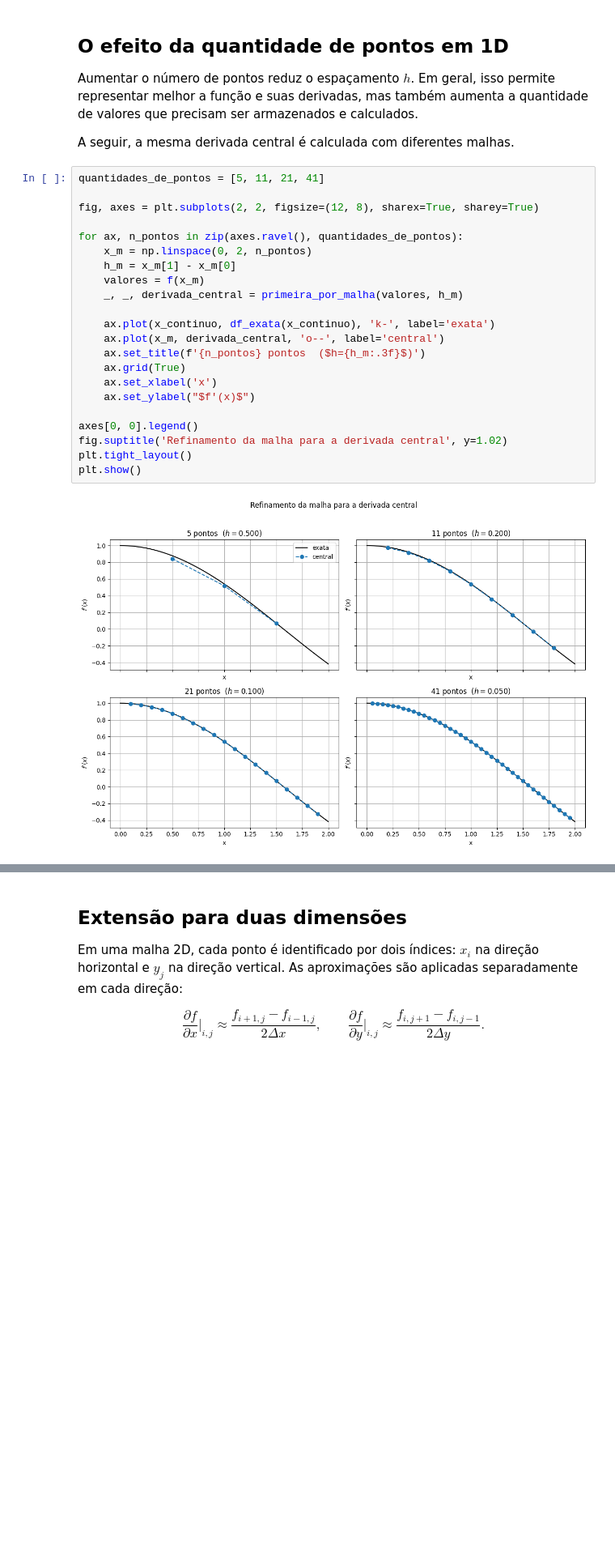
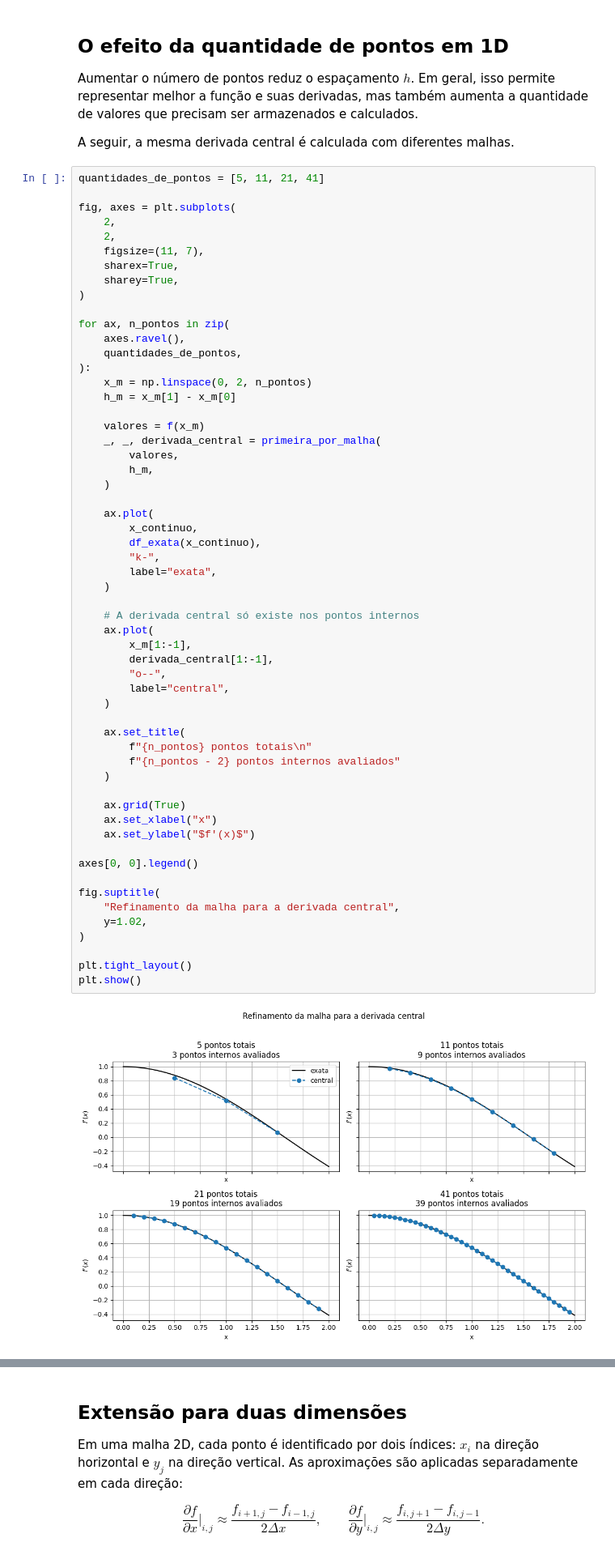
Before and after one commit to Paulo-de-Souza/HeatTransferPINN, a Jupyter notebook: Aulas_Notebooks/Aula03/Aula03_Parte0_DiferencasFinitas.ipynb, the cells around one changed output, grey strips where cells are left out. Shown at 81% size. Drawn from its saved outputs; the diff is of its cells as text; blank space fills up the shorter version.

```diff
--- a/Aulas_Notebooks/Aula03/Aula03_Parte0_DiferencasFinitas.ipynb
+++ b/Aulas_Notebooks/Aula03/Aula03_Parte0_DiferencasFinitas.ipynb
@@ -253,24 +261,59 @@ A seguir, a mesma derivada central é calculada com diferentes malhas.
 # %%
 quantidades_de_pontos = [5, 11, 21, 41]
 
-fig, axes = plt.subplots(2, 2, figsize=(12, 8), sharex=True, sharey=True)
+fig, axes = plt.subplots(
+    2,
+    2,
+    figsize=(11, 7),
+    sharex=True,
+    sharey=True,
+)
 
-for ax, n_pontos in zip(axes.ravel(), quantidades_de_pontos):
+for ax, n_pontos in zip(
+    axes.ravel(),
+    quantidades_de_pontos,
+):
     x_m = np.linspace(0, 2, n_pontos)
     h_m = x_m[1] - x_m[0]
+
     valores = f(x_m)
-    _, _, derivada_central = primeira_por_malha(valores, h_m)
+    _, _, derivada_central = primeira_por_malha(
+        valores,
+        h_m,
+    )
 
-    ax.plot(x_continuo, df_exata(x_continuo), 'k-', label='exata')
-    ax.plot(x_m, derivada_central, 'o--', label='central')
-    ax.set_title(f'{n_pontos} pontos  ($h={h_m:.3f}$)')
+    ax.plot(
+        x_continuo,
+        df_exata(x_continuo),
+        "k-",
+        label="exata",
+    )
+
+    # A derivada central só existe nos pontos internos
+    ax.plot(
+        x_m[1:-1],
+        derivada_central[1:-1],
+        "o--",
+        label="central",
+    )
+
+    ax.set_title(
+        f"{n_pontos} pontos totais\n"
+        f"{n_pontos - 2} pontos internos avaliados"
+    )
+
     ax.grid(True)
-    ax.set_xlabel('x')
+    ax.set_xlabel("x")
     ax.set_ylabel("$f'(x)$")
 
 axes[0, 0].legend()
-fig.suptitle('Refinamento da malha para a derivada central', y=1.02)
+
+fig.suptitle(
+    "Refinamento da malha para a derivada central",
+    y=1.02,
+)
+
 plt.tight_layout()
 plt.show()
 # %% [output]
-[figure, old version]
+[figure, new version]
```
Also changed, not shown: parts of 9 cells of this notebook.
